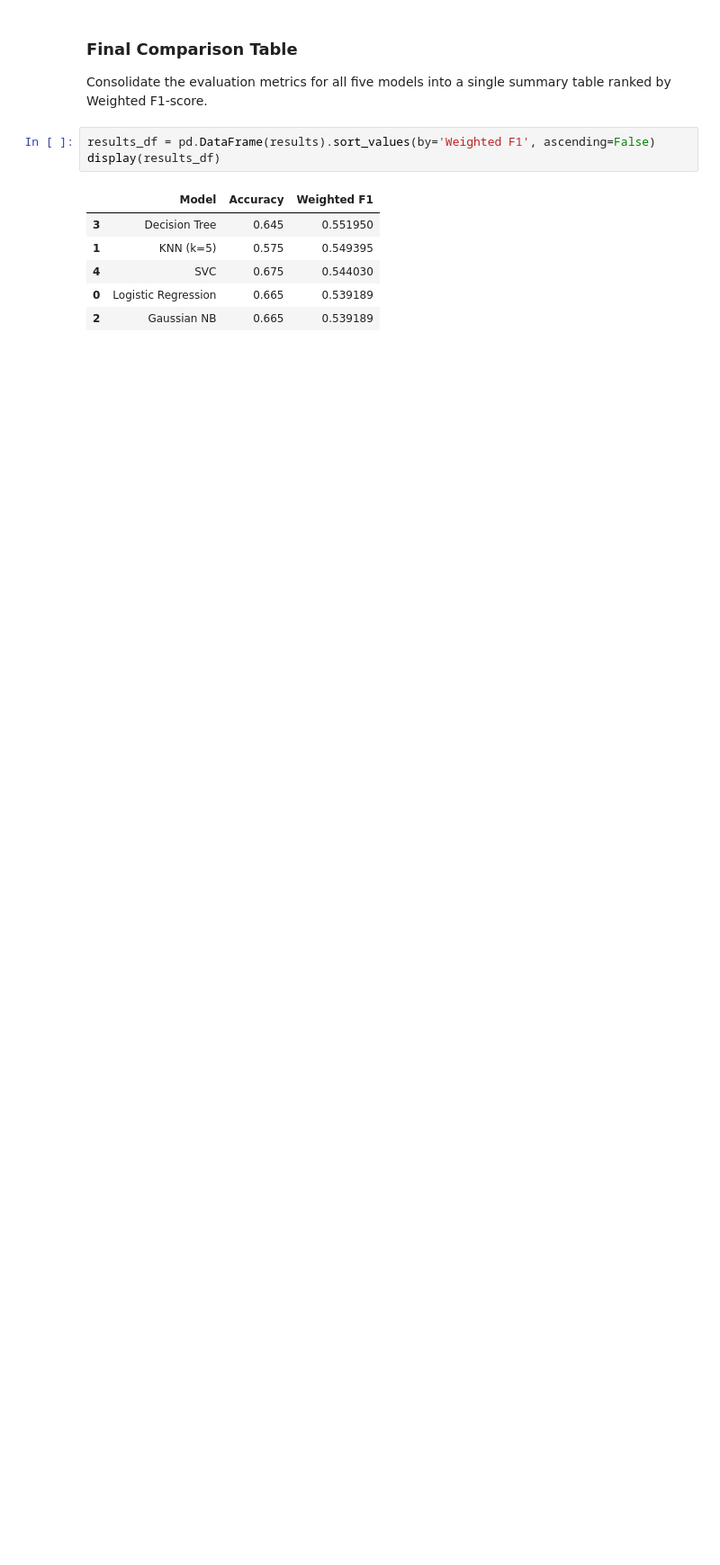
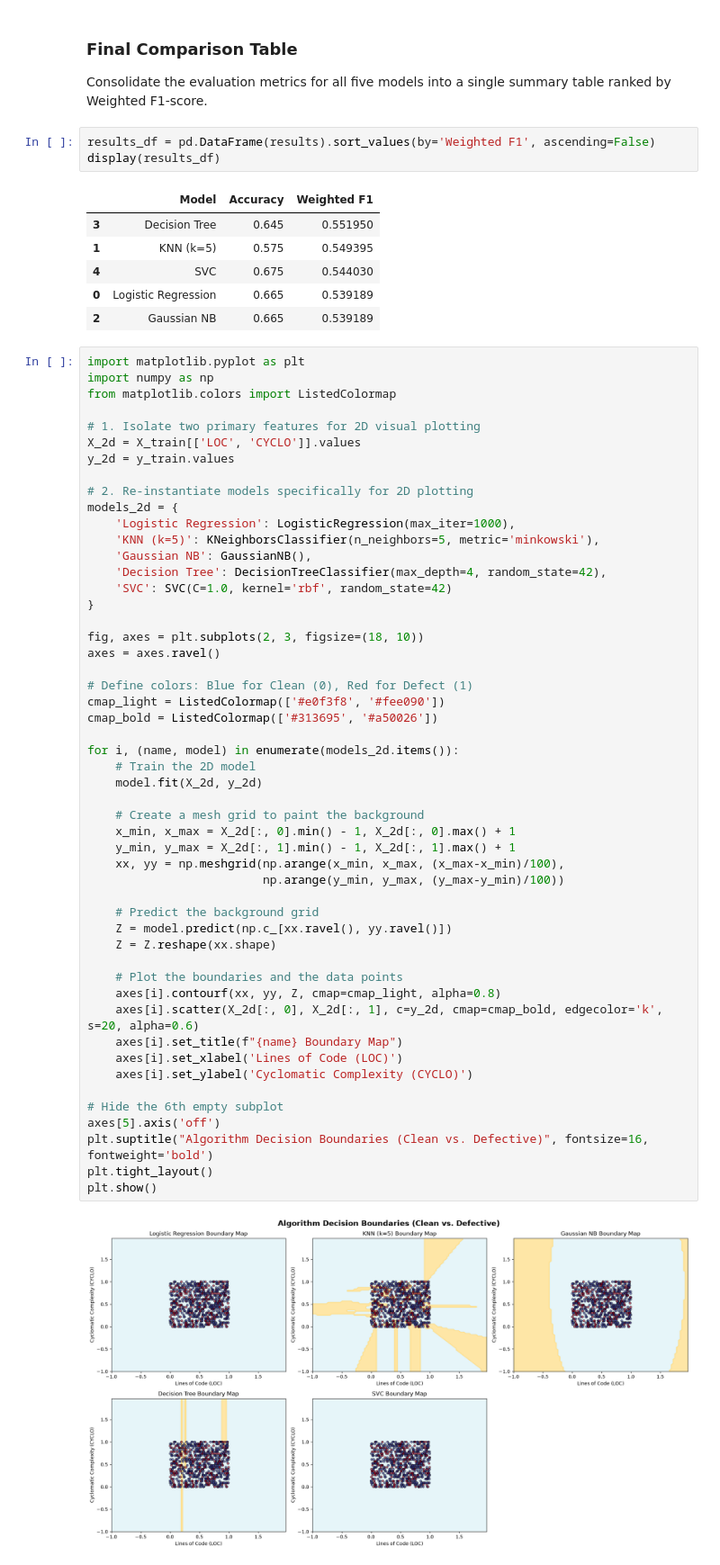
Before and after one commit to Aadhi-87/ML-Capstone-Project, a Jupyter notebook: notebooks/classification.ipynb, the cells around one changed output. Shown at 90% size. Saved outputs shown, nothing was run; the diff lists cells and outputs as text; blank space fills up the shorter version.

```diff
--- a/notebooks/classification.ipynb
+++ b/notebooks/classification.ipynb
@@ -158,3 +158,56 @@ display(results_df)
 | 4 | SVC | 0.675 | 0.544030 |
 | 0 | Logistic Regression | 0.665 | 0.539189 |
 | 2 | Gaussian NB | 0.665 | 0.539189 |
+# %%
+import matplotlib.pyplot as plt
+import numpy as np
+from matplotlib.colors import ListedColormap
+
+# 1. Isolate two primary features for 2D visual plotting
+X_2d = X_train[['LOC', 'CYCLO']].values
+y_2d = y_train.values
+
+# 2. Re-instantiate models specifically for 2D plotting
+models_2d = {
+    'Logistic Regression': LogisticRegression(max_iter=1000),
+    'KNN (k=5)': KNeighborsClassifier(n_neighbors=5, metric='minkowski'),
+    'Gaussian NB': GaussianNB(),
+    'Decision Tree': DecisionTreeClassifier(max_depth=4, random_state=42),
+    'SVC': SVC(C=1.0, kernel='rbf', random_state=42)
+}
+
+fig, axes = plt.subplots(2, 3, figsize=(18, 10))
+axes = axes.ravel()
+
+# Define colors: Blue for Clean (0), Red for Defect (1)
+cmap_light = ListedColormap(['#e0f3f8', '#fee090'])
+cmap_bold = ListedColormap(['#313695', '#a50026'])
+
+for i, (name, model) in enumerate(models_2d.items()):
+    # Train the 2D model
+    model.fit(X_2d, y_2d)
+
+    # Create a mesh grid to paint the background
+    x_min, x_max = X_2d[:, 0].min() - 1, X_2d[:, 0].max() + 1
+    y_min, y_max = X_2d[:, 1].min() - 1, X_2d[:, 1].max() + 1
+    xx, yy = np.meshgrid(np.arange(x_min, x_max, (x_max-x_min)/100),
+                         np.arange(y_min, y_max, (y_max-y_min)/100))
+
+    # Predict the background grid
+    Z = model.predict(np.c_[xx.ravel(), yy.ravel()])
+    Z = Z.reshape(xx.shape)
+
+    # Plot the boundaries and the data points
+    axes[i].contourf(xx, yy, Z, cmap=cmap_light, alpha=0.8)
+    axes[i].scatter(X_2d[:, 0], X_2d[:, 1], c=y_2d, cmap=cmap_bold, edgecolor='k', s=20, alpha=0.6)
+    axes[i].set_title(f"{name} Boundary Map")
+    axes[i].set_xlabel('Lines of Code (LOC)')
+    axes[i].set_ylabel('Cyclomatic Complexity (CYCLO)')
+
+# Hide the 6th empty subplot
+axes[5].axis('off')
+plt.suptitle("Algorithm Decision Boundaries (Clean vs. Defective)", fontsize=16, fontweight='bold')
+plt.tight_layout()
+plt.show()
+# %% [output]
+[figure, added]
```
